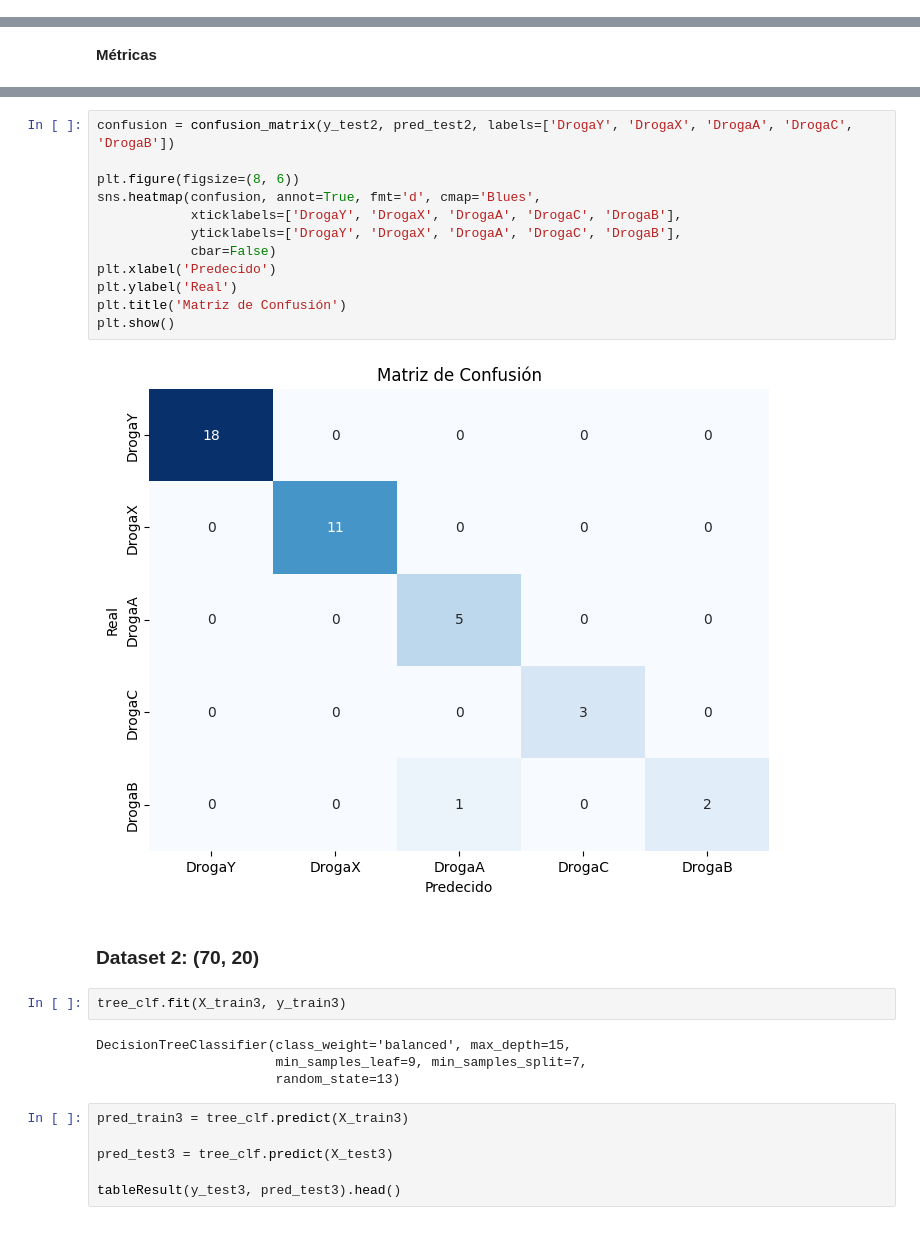
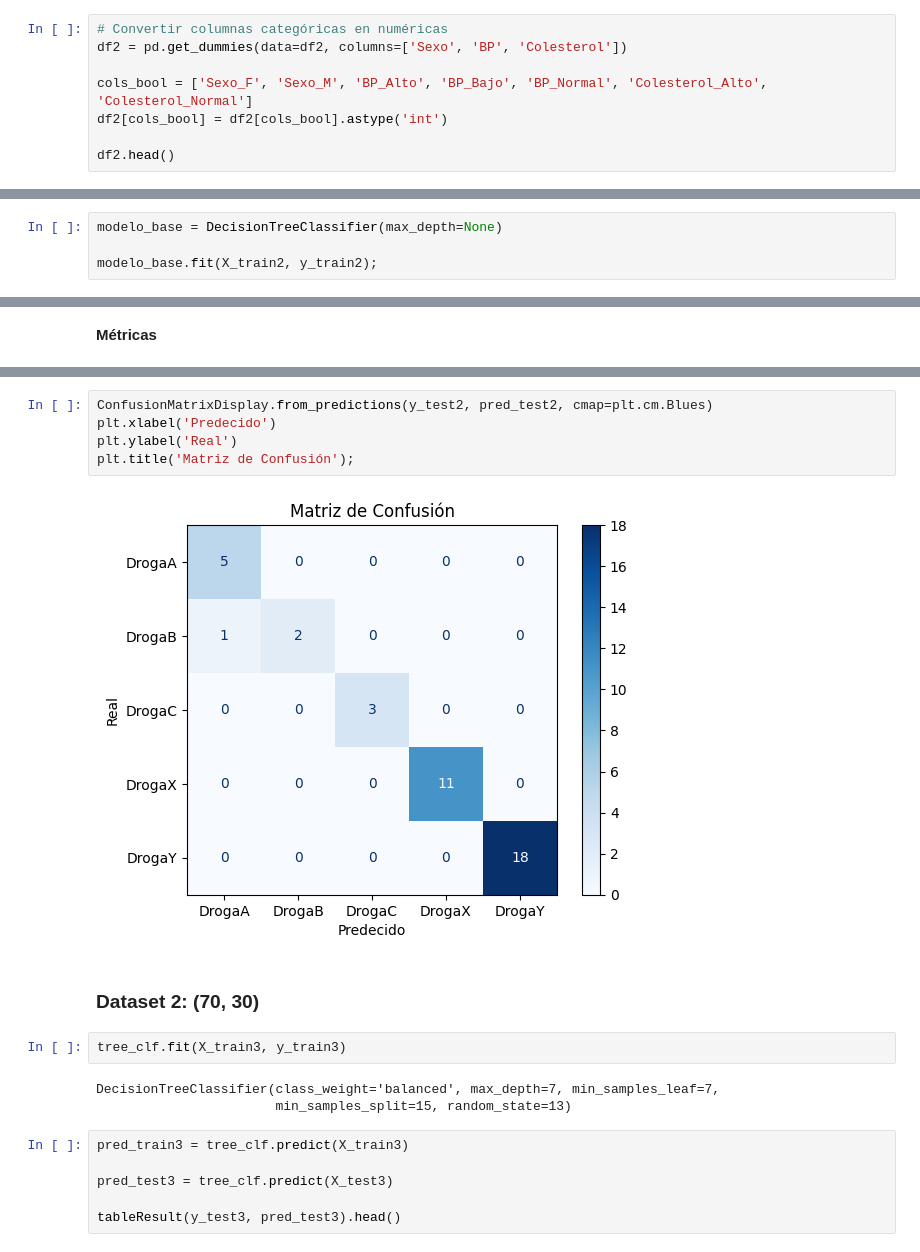
Before and after one commit to juanachies/TP2_Mineria, a Jupyter notebook: tp.ipynb, the cells around one changed output, grey strips where cells are left out. Drawn from its saved outputs; the diff is of its cells as text.

```diff
--- a/tp.ipynb
+++ b/tp.ipynb
@@ -454,0 +494,8 @@ df2.head()
+# %%
+# Convertir columnas categóricas en numéricas
+df2 = pd.get_dummies(data=df2, columns=['Sexo', 'BP', 'Colesterol'])
+
+cols_bool = ['Sexo_F', 'Sexo_M', 'BP_Alto', 'BP_Bajo', 'BP_Normal', 'Colesterol_Alto', 'Colesterol_Normal']
+df2[cols_bool] = df2[cols_bool].astype('int')
+
+df2.head()
@@ -553,0 +619,4 @@ X_train_scaled3.head()
+# %%
+modelo_base = DecisionTreeClassifier(max_depth=None)
+
+modelo_base.fit(X_train2, y_train2);
@@ -649,25 +749,17 @@ F1: 0.9736363636363636
 # %%
-confusion = confusion_matrix(y_test2, pred_test2, labels=['DrogaY', 'DrogaX', 'DrogaA', 'DrogaC', 'DrogaB'])
-
-plt.figure(figsize=(8, 6))
-sns.heatmap(confusion, annot=True, fmt='d', cmap='Blues',
-            xticklabels=['DrogaY', 'DrogaX', 'DrogaA', 'DrogaC', 'DrogaB'],
-            yticklabels=['DrogaY', 'DrogaX', 'DrogaA', 'DrogaC', 'DrogaB'],
-            cbar=False)
+ConfusionMatrixDisplay.from_predictions(y_test2, pred_test2, cmap=plt.cm.Blues)
 plt.xlabel('Predecido')
 plt.ylabel('Real')
-plt.title('Matriz de Confusión')
-plt.show()
+plt.title('Matriz de Confusión');
 # %% [output]
-[figure, old version]
+[figure, new version]
 # %% [markdown]
-### Dataset 2: (70, 20)
+### Dataset 2: (70, 30)
 # %%
 tree_clf.fit(X_train3, y_train3)
 # %% [output]
-DecisionTreeClassifier(class_weight='balanced', max_depth=15,
-                       min_samples_leaf=9, min_samples_split=7,
-                       random_state=13)
+DecisionTreeClassifier(class_weight='balanced', max_depth=7, min_samples_leaf=7,
+                       min_samples_split=15, random_state=13)
 # %%
 pred_train3 = tree_clf.predict(X_train3)
 
```
Also changed, not shown: parts of 157 cells of this notebook.
